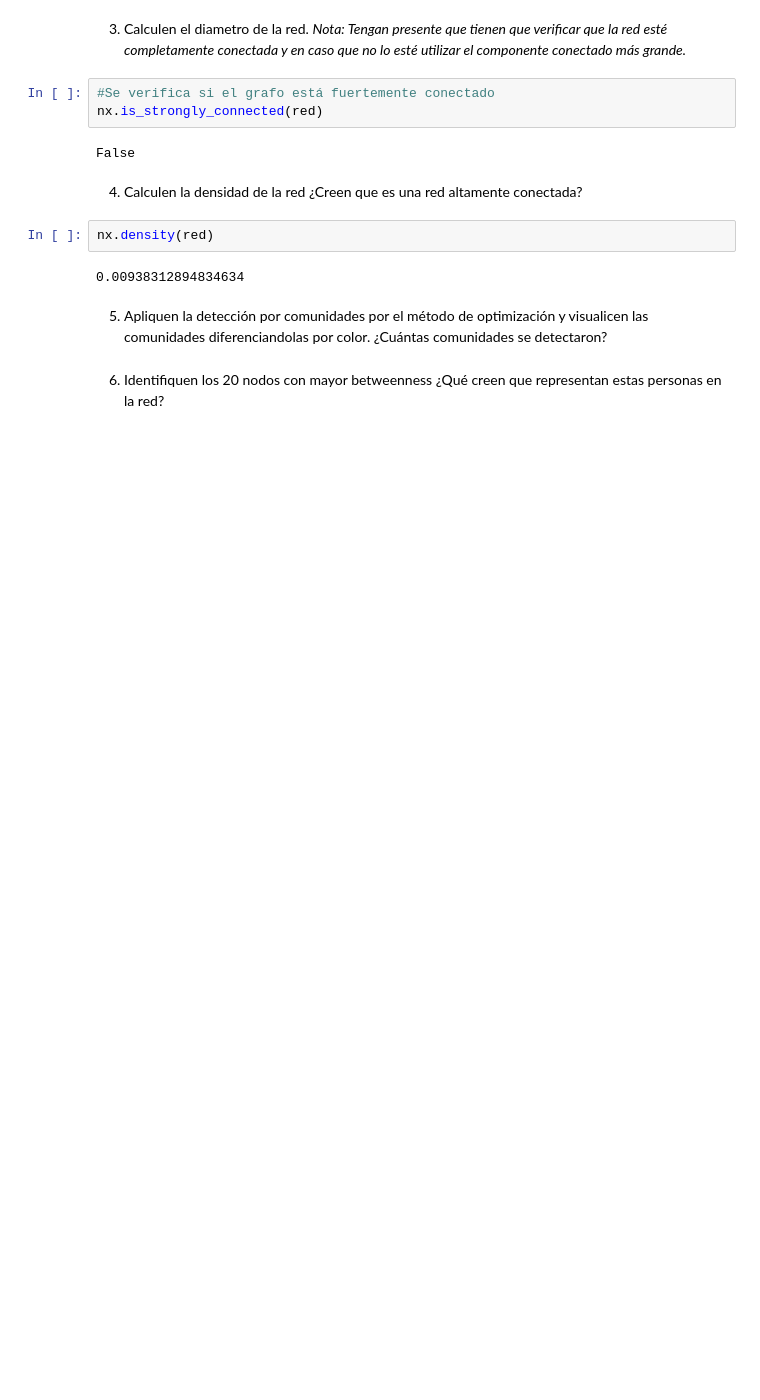
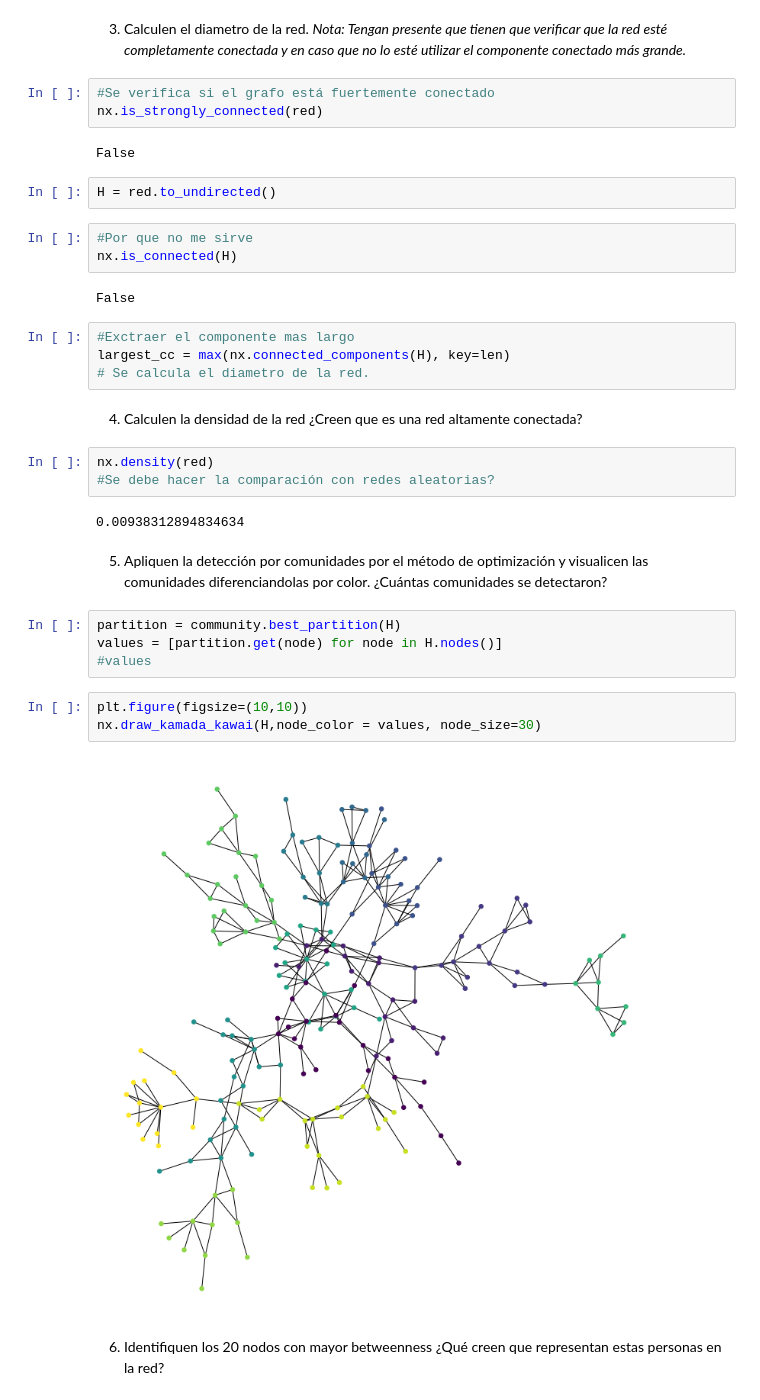
Before and after one commit to jorgeavila1016/Taller-3, a Jupyter notebook: Taller 3 - Evaluar propiedades de la red a partir de sus medidas estructurales GOT.ipynb, the cells around one changed output. Drawn from its saved outputs; the diff is of its cells as text; blank space fills up the shorter version.

```diff
--- a/Taller 3 - Evaluar propiedades de la red a partir de sus medidas estructurales GOT.ipynb
+++ b/Taller 3 - Evaluar propiedades de la red a partir de sus medidas estructurales GOT.ipynb
@@ -63,13 +92,34 @@ plt.show
 nx.is_strongly_connected(red)
 # %% [output]
 False
+# %%
+H = red.to_undirected()
+# %%
+#Por que no me sirve
+nx.is_connected(H)
+# %% [output]
+False
+# %%
+#Exctraer el componente mas largo
+largest_cc = max(nx.connected_components(H), key=len)
+# Se calcula el diametro de la red.
 # %% [markdown]
 4. Calculen la densidad de la red ¿Creen que es una red altamente conectada?
-# %%
-nx.density(red)
-# %% [output]
-0.00938312894834634
+# %%
+nx.density(red)
+#Se debe hacer la comparación con redes aleatorias?
+# %% [output]
+0.00938312894834634
 # %% [markdown]
 5. Apliquen la detección por comunidades por el método de optimización y visualicen las comunidades diferenciandolas por color. ¿Cuántas comunidades se detectaron?
+# %%
+partition = community.best_partition(H)
+values = [partition.get(node) for node in H.nodes()]
+#values
+# %%
+plt.figure(figsize=(10,10))
+nx.draw_kamada_kawai(H,node_color = values, node_size=30)
+# %% [output]
+[figure, added]
 # %% [markdown]
 6. Identifiquen los 20 nodos con mayor betweenness ¿Qué creen que representan estas personas en la red?
```
Also changed, not shown: parts of 12 cells of this notebook.
